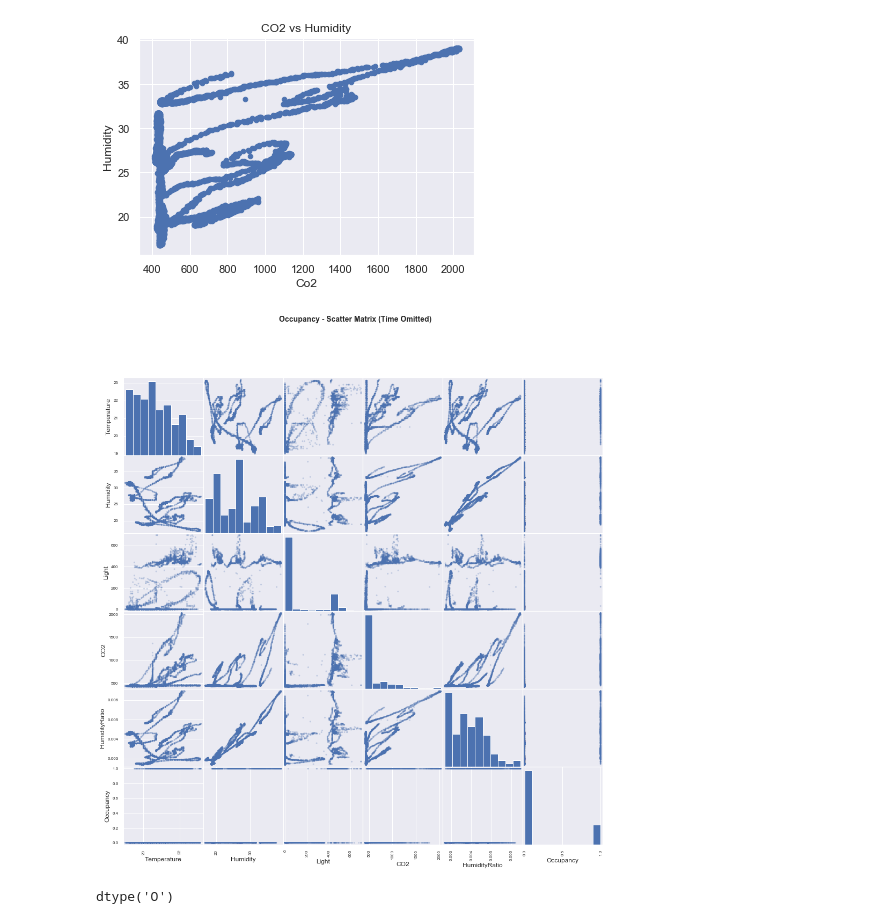
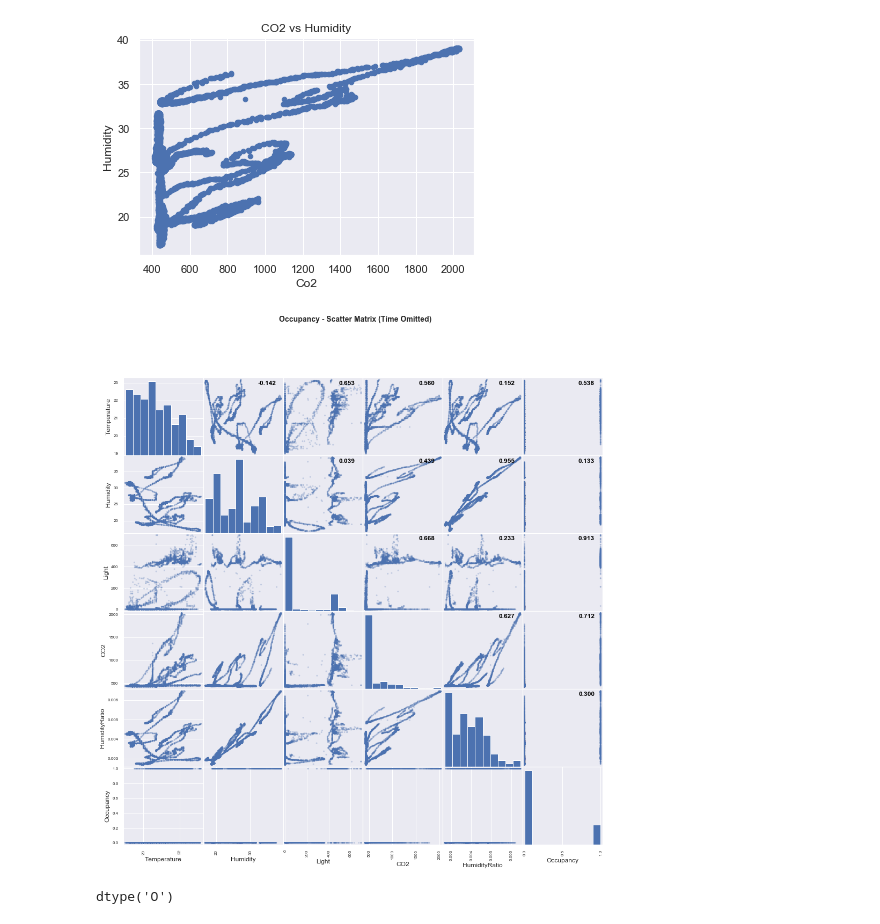
Before and after one commit to rotarywolf/PDS_DataModel, a Jupyter notebook: Assignment2_Matthew.ipynb, the cells around one changed output. Saved outputs shown, nothing was run; the diff lists cells and outputs as text; code cells hidden in the pictures.

Commit message:
Added correlations to scatter matrix

```diff
--- a/Assignment2_Matthew.ipynb
+++ b/Assignment2_Matthew.ipynb
@@ -278,12 +278,19 @@ Text(0,0.5,'Humidity')
 from pandas.plotting import scatter_matrix
 occupancy_minus_time = occupancy[['Temperature', 'Humidity', 'Light', 'CO2', 'HumidityRatio', 'Occupancy']]
 # %%
-scatter_matrix(occupancy_minus_time, alpha=0.25, figsize=(16, 16),  diagonal='hist')
+matr = scatter_matrix(occupancy_minus_time, alpha=0.25, figsize=(16, 16),  diagonal='hist')
+corr = occupancy_minus_time.corr().values
+
+for i, j in zip(*plt.np.triu_indices_from(matr, k=1)):
+    matr[i, j].annotate("%.3f" %corr[i,j], (0.8, 0.93), xycoords='axes fraction', ha='center', va='center',
+                        color='black', fontsize='large', fontweight='bold')
+
+
 plt.suptitle('Occupancy - Scatter Matrix (Time Omitted)', fontsize=14, fontweight="bold")
 # i don't know why there's such a large space between the title and the graph...
 plt.show()
 # %% [output]
-[figure, old version]
+[figure, new version]
 # %%
 ## to do: plot time against all other variables. not quite sure how to do this.
 # %%
```
